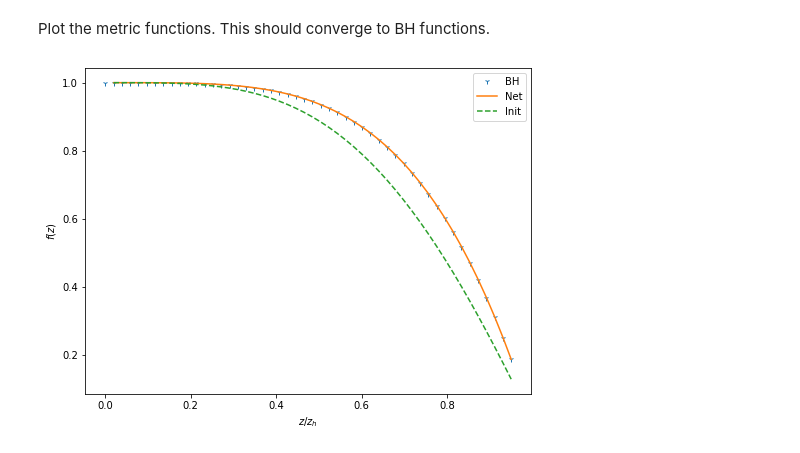
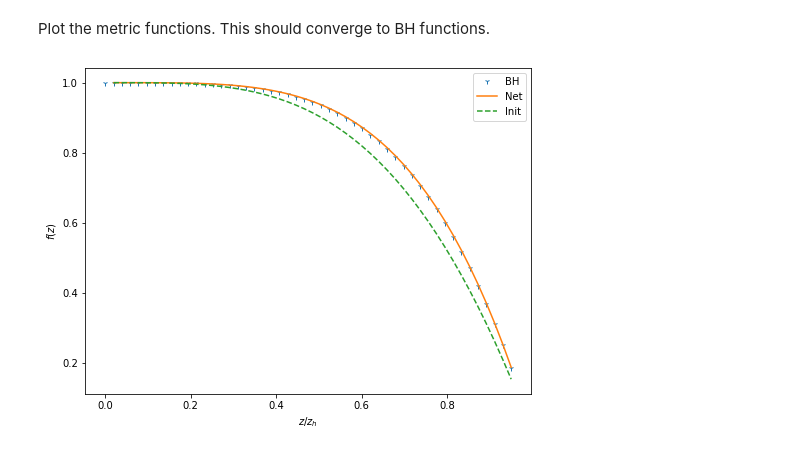
Before and after one commit to arpn/complex_wilson, a Jupyter notebook: test.ipynb, the cells around one changed output. Drawn from its saved outputs; the diff is of its cells as text; code cells hidden in the pictures.

```diff
--- a/test.ipynb
+++ b/test.ipynb
@@ -194,6 +195,11 @@ def train(opt, epochs, lr=0.01, diff_cutoff=1e-6):
 # %%
 model = AdSBHNet(N=1, std=0.3)
 # %%
-a_vals, b_vals, coef_vals = [model.a.detach().numpy().copy()], [model.b.detach().numpy().copy()], [model.logcoef.exp().item()]
+a_vals, b_vals, coef_vals, shift_vals = [model.a.detach().numpy().copy()], [model.b.detach().numpy().copy()], [model.logcoef.exp().item()], [model.shift.item()]
 losses = []
+
+fzInit = model.eval_f(z).detach().numpy().real
+gzInit = model.eval_g(z).detach().numpy().real
+fz0 = 1-z**4
+gz0 = 1/fz0
 # %%
@@ -304,15 +262,18 @@ plt.legend();
 # %% [markdown]
 Plot the metric functions. This should converge to BH functions.
 # %%
+z = torch.linspace(0, 0.95, 50)
+fz = model.eval_f(z).detach().numpy().real
+gz = model.eval_g(z).detach().numpy().real
 plt.subplots(figsize=(8, 6))
 plt.plot(z, fz0, '1', label='BH')
 plt.plot(z, fz, label='Net')
 plt.plot(z, fzInit, '--', label='Init')
 plt.xlabel(f'$z/z_h$')
 plt.ylabel(f'$f(z)$')
 plt.legend();
 # %% [output]
-[figure, old version]
+[figure, new version]
 # %%
 plt.subplots(figsize=(8, 6))
 plt.plot(z, gz0, '1', label='BH')
```
Also changed, not shown: parts of 16 cells of this notebook, 11 other files.
